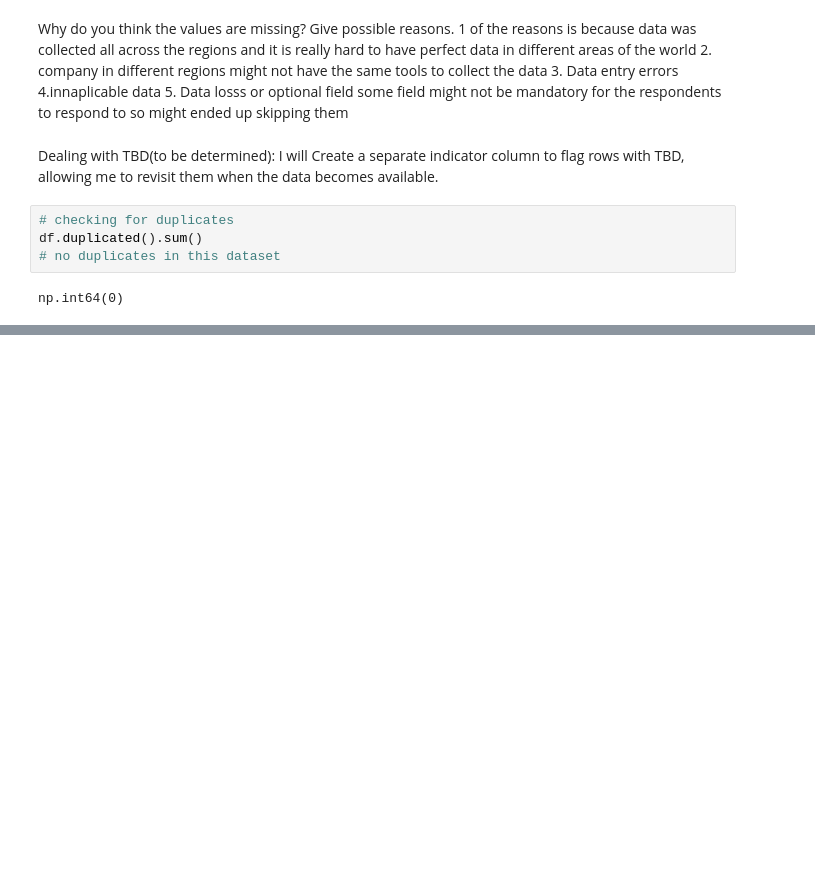
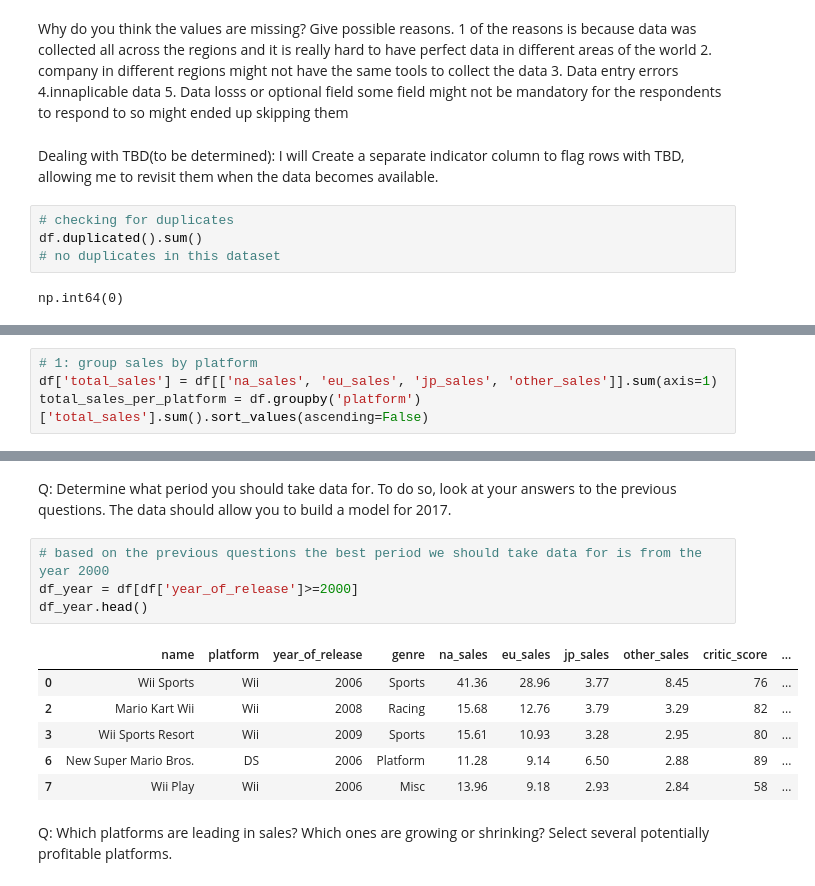
Before and after one commit to ouryj/gamesdataset, a Jupyter notebook: notebooks/EDA.ipynb, the cells around one changed output, grey strips where cells are left out. Saved outputs shown, nothing was run; the diff lists cells and outputs as text; blank space fills up the shorter version.

```diff
--- a/notebooks/EDA.ipynb
+++ b/notebooks/EDA.ipynb
@@ -122,0 +174,4 @@ np.int64(0)
+# %%
+# 1: group sales by platform
+df['total_sales'] = df[['na_sales', 'eu_sales', 'jp_sales', 'other_sales']].sum(axis=1)
+total_sales_per_platform = df.groupby('platform')['total_sales'].sum().sort_values(ascending=False)
@@ -122,0 +199,15 @@ np.int64(0)
+# %% [markdown]
+Q: Determine what period you should take data for. To do so, look at your answers to the previous questions. The data should allow you to build a model for 2017.
+# %%
+# based on the previous questions the best period we should take data for is from the year 2000
+df_year = df[df['year_of_release']>=2000]
+df_year.head()
+# %% [output]
+|  | name | platform | year_of_release | genre | na_sales | eu_sales | jp_sales | other_sales | critic_score | ... |
+| 0 | Wii Sports | Wii | 2006 | Sports | 41.36 | 28.96 | 3.77 | 8.45 | 76 | ... |
+| 2 | Mario Kart Wii | Wii | 2008 | Racing | 15.68 | 12.76 | 3.79 | 3.29 | 82 | ... |
+| 3 | Wii Sports Resort | Wii | 2009 | Sports | 15.61 | 10.93 | 3.28 | 2.95 | 80 | ... |
+| 6 | New Super Mario Bros. | DS | 2006 | Platform | 11.28 | 9.14 | 6.50 | 2.88 | 89 | ... |
+| 7 | Wii Play | Wii | 2006 | Misc | 13.96 | 9.18 | 2.93 | 2.84 | 58 | ... |
+# %% [markdown]
+Q: Which platforms are leading in sales? Which ones are growing or shrinking? Select several potentially profitable platforms.
```
Also changed, not shown: parts of 13 cells of this notebook.
